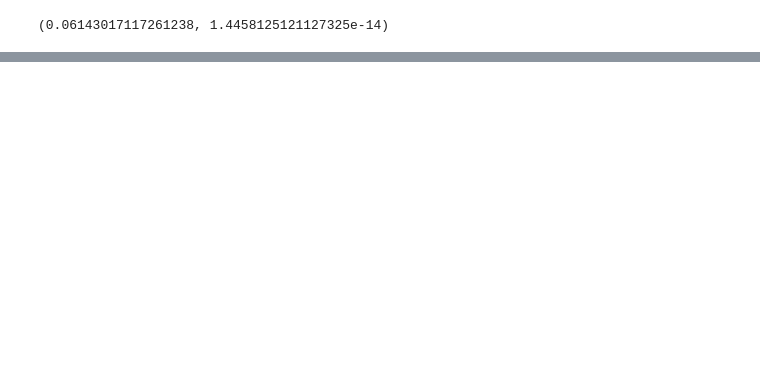
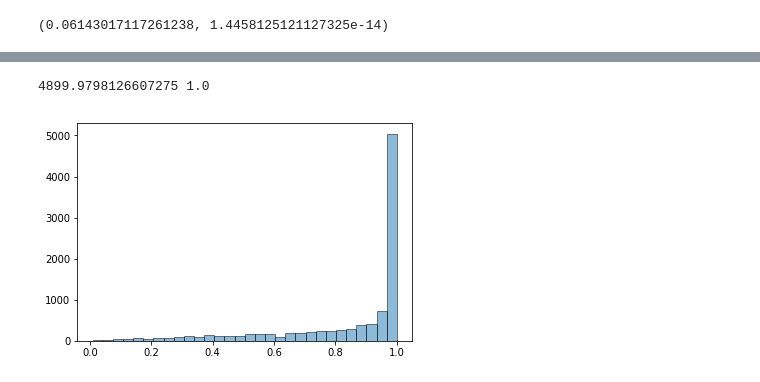
Before and after one commit to SCECcode/pycsep, a Jupyter notebook: notes/m_test_prototype.ipynb, the cells around one changed output, grey strips where cells are left out. Saved outputs shown, nothing was run; the diff lists cells and outputs as text; code cells hidden in the pictures; blank space fills up the shorter version.

```diff
--- a/notes/m_test_prototype.ipynb
+++ b/notes/m_test_prototype.ipynb
@@ -406,0 +400,27 @@ Text(0.5, 1.0, 'distribution of z-transformed values')
+# %%
+from scipy.stats import poisson
+
+mu = 1.0
+N = 10000
+m0 = poisson.rvs(mu, size=10000)
+mi = [poisson.rvs(mu, size=10000) for _ in range(N)]
+
+p_values = []
+for idx in range(N):
+#     d, p_value = my_ks2samp(m0, mi[idx], dmw=1)
+    d, p_value = scipy.stats.ks_2samp(m0, mi[idx])
+    p_values.append(p_value)
+
+p_values = np.array(p_values)
+counts, bins, pathces = hist(p_values, bins=30, edgecolor='black', alpha=0.5)
+
+# some issue with p_values, maybe related to scipy implementation of ks.sf()
+p_values[p_values >= 1.0] = 1.0
+
+# combine statistical tests using fisher's combined probability test
+chi_f = -2 * np.sum(np.log(p_values))
+p_value = scipy.stats.distributions.chi2.sf(chi_f, 2*N)
+print(chi_f, p_value)
+# %% [output]
+4899.9798126607275 1.0
+[figure, added]
```
Also changed, not shown: parts of 25 cells of this notebook.
